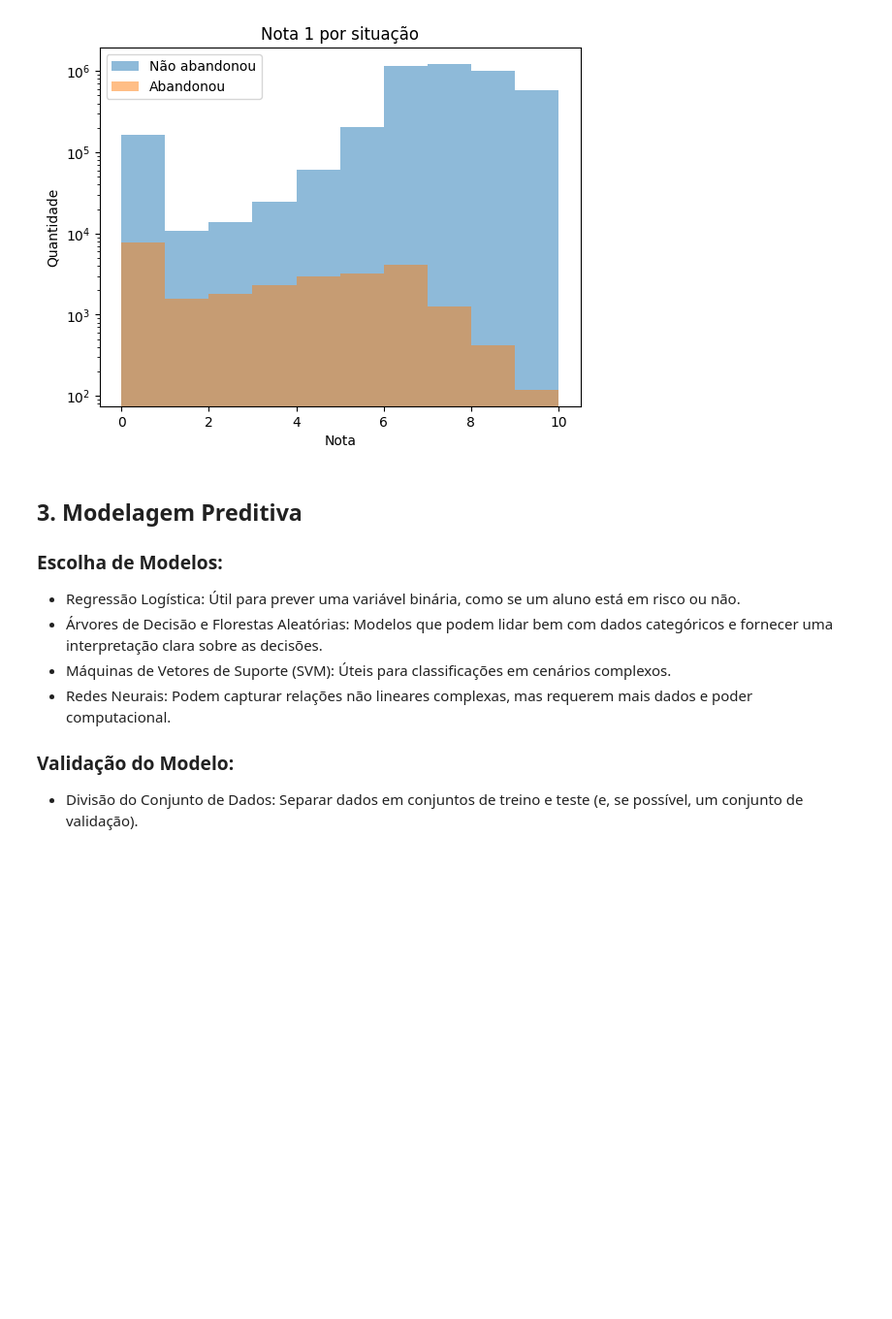
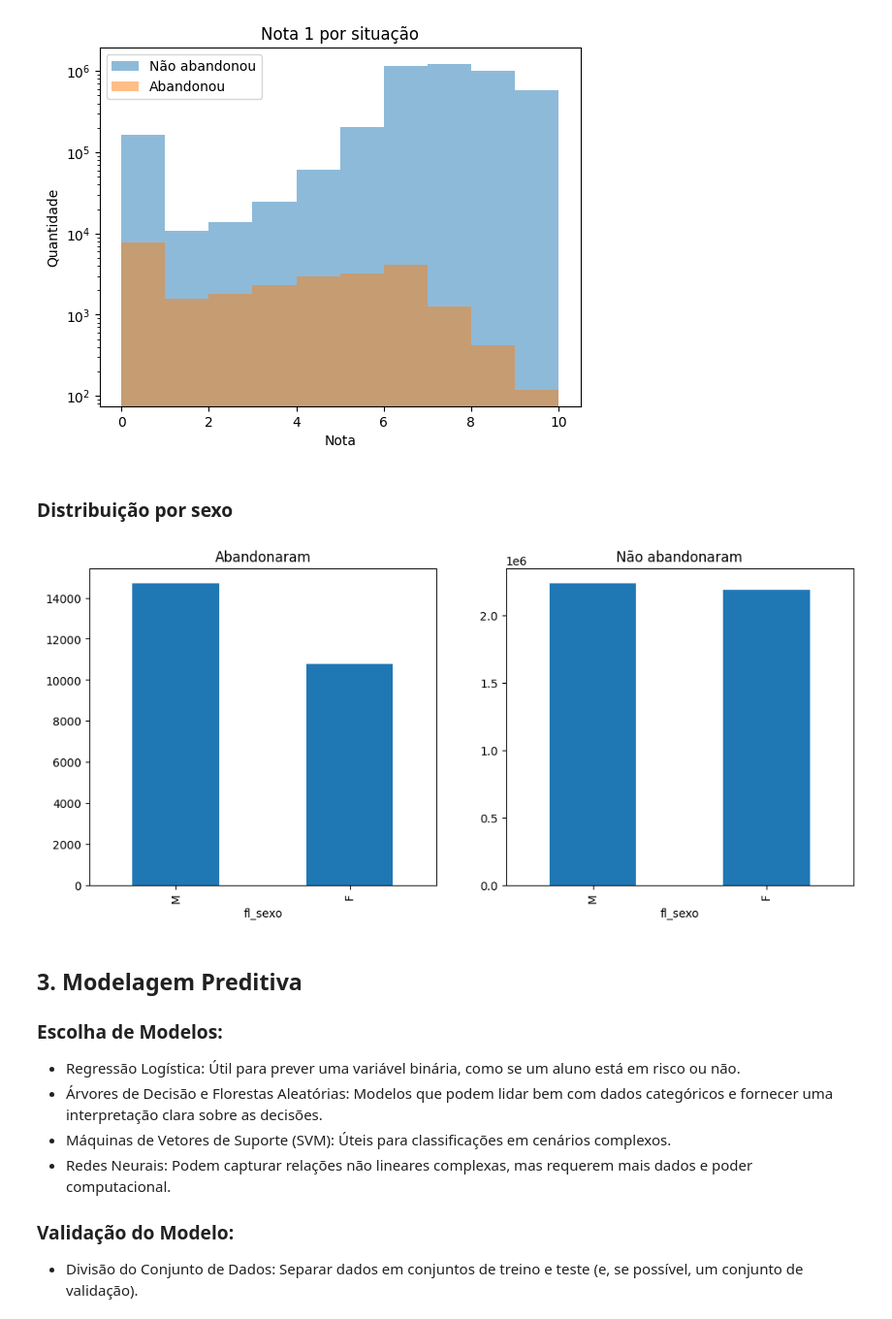
Before and after one commit to clairtonluz/MBA-em-ciencia-de-dados, a Jupyter notebook: Trabalho Final/trabalho.ipynb, the cells around one changed output. Shown at 97% size. Drawn from its saved outputs; the diff is of its cells as text; code cells hidden in the pictures; blank space fills up the shorter version.

```diff
--- a/Trabalho Final/trabalho.ipynb
+++ b/Trabalho Final/trabalho.ipynb
@@ -538,6 +538,31 @@ plt.show()
 # %% [output]
 [figure]
 [figure]
+# %% [markdown]
+### Distribuição por sexo
+# %%
+# gere 2 graficos que mostre a quantidade de amostras por fl_sexo,
+# um para quem abandonou e outro para quem não abandonou
+# df[df['abandonou'] == 1]['fl_sexo'].value_counts().plot(kind='bar')
+# plt.title('Sexo dos alunos que abandonaram')
+# plt.show()
+
+# df[df['abandonou'] == 0]['fl_sexo'].value_counts().plot(kind='bar')
+# plt.title('Sexo dos alunos que não abandonaram')
+# plt.show()
+
+# plote o grafico acima lado a lado
+fig, ax = plt.subplots(1, 2, figsize=(12, 5))
+df[df['abandonou'] == 1]['fl_sexo'].value_counts().plot(kind='bar', ax=ax[0])
+ax[0].set_title('Abandonaram')
+ax[0].set_xticklabels(['M', 'F'])
+
+df[df['abandonou'] == 0]['fl_sexo'].value_counts().plot(kind='bar', ax=ax[1])
+ax[1].set_title('Não abandonaram')
+ax[1].set_xticklabels(['M', 'F'])
+plt.show()
+# %% [output]
+[figure, added]
 # %% [markdown]
 ## 3. Modelagem Preditiva
 ### Escolha de Modelos:
```
